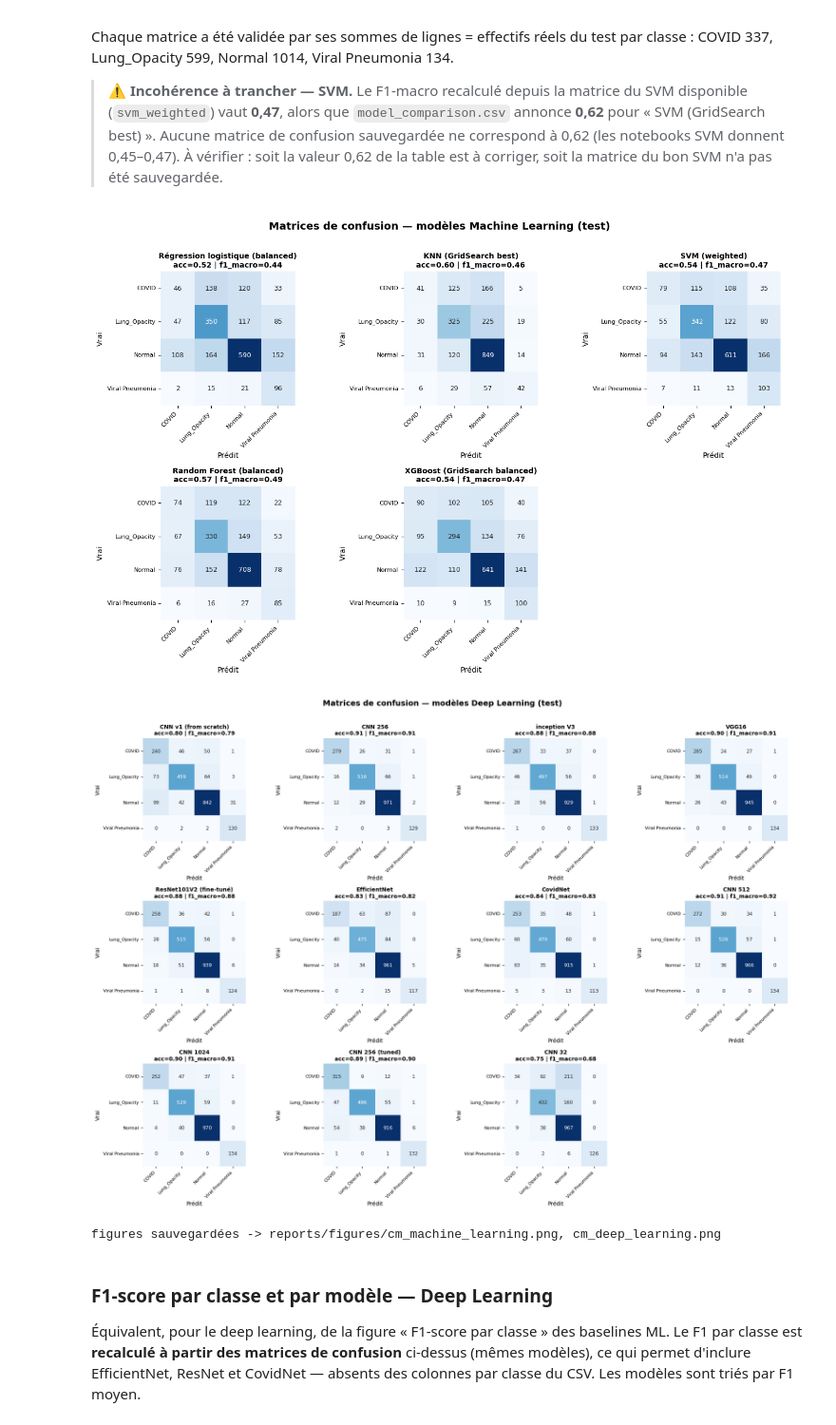
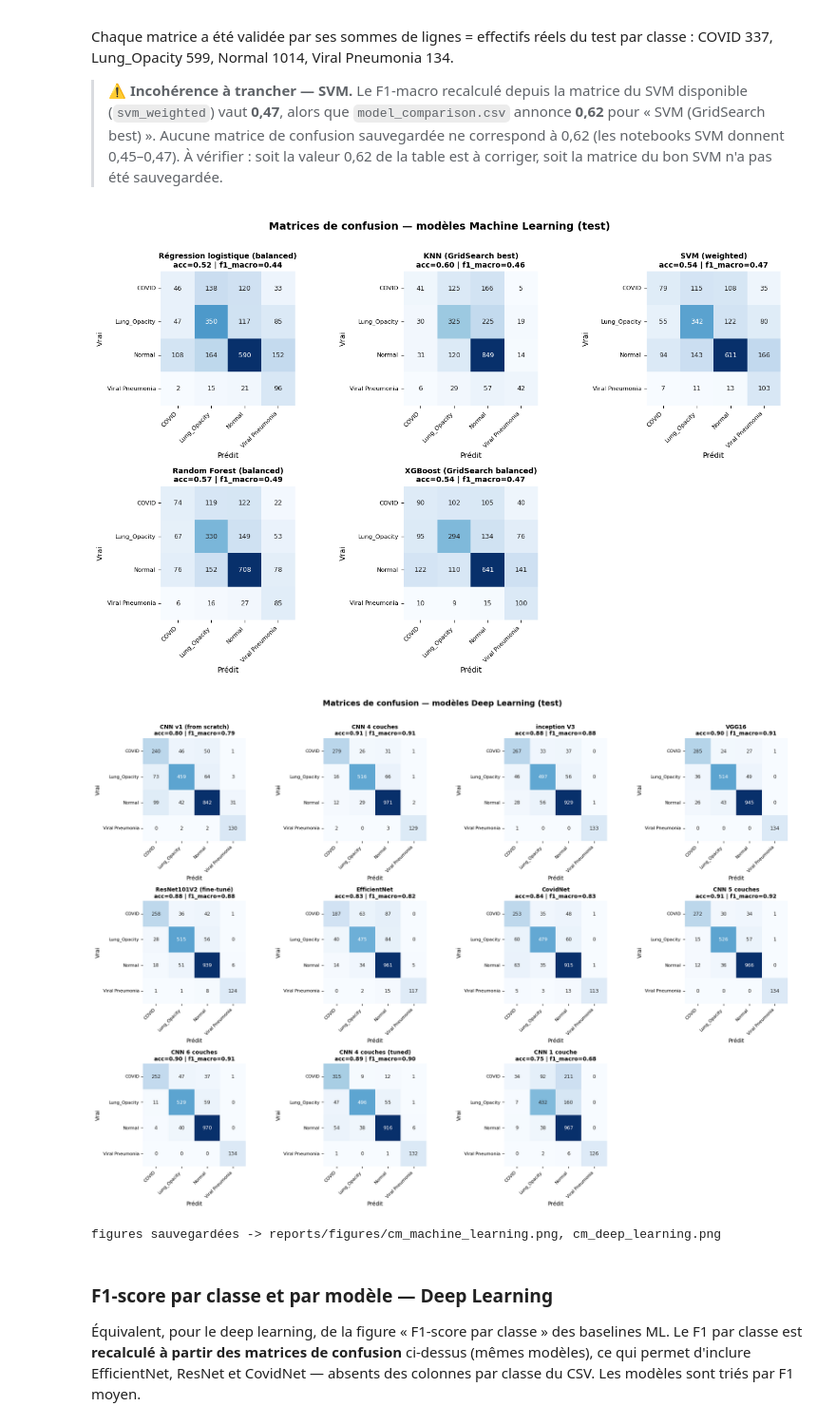
Before and after one commit to cyrilmarat/Liora_Covid, a Jupyter notebook: models/Figures_comparaison.ipynb, the cells around one changed output. Shown at 95% size. Drawn from its saved outputs; the diff is of its cells as text; code cells hidden in the pictures.

```diff
--- a/models/Figures_comparaison.ipynb
+++ b/models/Figures_comparaison.ipynb
@@ -172,17 +172,17 @@ import matplotlib.image as mpimg
 
 # (nom affiché, PNG relatif au dossier models/) — modèles avec une courbe F1/époque
 figs_epoque = [
-    ("CNN 32",          "cnn32/cnn_32.png"),
-    ("CNN 64",          "cnn64/cnn_64.png"),
-    ("CNN 128",         "cnn128/cnn_128.png"),
-    ("CNN 128 + L2",    "cnn128/cnn_128_l2.png"),
-    ("CNN 128 + L2+W",  "cnn128/cnn_128_l2_weight.png"),
-    ("CNN 256",         "cnn256/cnn_256.png"),
-    ("CNN 256 + L2",    "cnn256/cnn_256_l2.png"),
-    ("CNN 256 + L2+W",  "cnn256/cnn_256_l2_weight.png"),
-    ("CNN 256 (tuned)", "cnn256_tuned/cnn_256.png"),
-    ("CNN 512",         "cnn512/cnn_512.png"),
-    ("CNN 1024",        "cnn1024/cnn_1024.png"),
+    ("CNN 1 couche",          "cnn32/cnn_32.png"),
+    ("CNN 2 couches",          "cnn64/cnn_64.png"),
+    ("CNN 3 couches",         "cnn128/cnn_128.png"),
+    ("CNN 3 couches (L2)",    "cnn128/cnn_128_l2.png"),
+    ("CNN 3 couches (L2+W)",  "cnn128/cnn_128_l2_weight.png"),
+    ("CNN 4 couches",         "cnn256/cnn_256.png"),
+    ("CNN 4 couches (L2)",    "cnn256/cnn_256_l2.png"),
+    ("CNN 4 couches (L2+W)",  "cnn256/cnn_256_l2_weight.png"),
+    ("CNN 4 couches (tuned)", "cnn256_tuned/cnn_256.png"),
+    ("CNN 5 couches",         "cnn512/cnn_512.png"),
+    ("CNN 6 couches",        "cnn1024/cnn_1024.png"),
     ("inception V3",    "inceptionv3/inceptionv3.png"),
     ("VGG16",           "vgg16/vgg16.png"),
     ("ResNet101V2 (bal.)",   "../reports/figures/f1ep_resnet101_bal.png"),
@@ -233,16 +233,16 @@ CM = {
     "Random Forest (balanced)":         ("ML", [[74, 119, 122, 22], [67, 330, 149, 53], [76, 152, 708, 78], [6, 16, 27, 85]]),
     "XGBoost (GridSearch balanced)":    ("ML", [[90, 102, 105, 40], [95, 294, 134, 76], [122, 110, 641, 141], [10, 9, 15, 100]]),
     "CNN v1 (from scratch)":            ("DL", [[240, 46, 50, 1], [73, 459, 64, 3], [99, 42, 842, 31], [0, 2, 2, 130]]),
-    "CNN 256":                          ("DL", [[279, 26, 31, 1], [16, 516, 66, 1], [12, 29, 971, 2], [2, 0, 3, 129]]),
+    "CNN 4 couches":                          ("DL", [[279, 26, 31, 1], [16, 516, 66, 1], [12, 29, 971, 2], [2, 0, 3, 129]]),
     "inception V3":                     ("DL", [[267, 33, 37, 0], [46, 497, 56, 0], [28, 56, 929, 1], [1, 0, 0, 133]]),
     "VGG16":                            ("DL", [[285, 24, 27, 1], [36, 514, 49, 0], [26, 43, 945, 0], [0, 0, 0, 134]]),
     "ResNet101V2 (fine-tuné)":          ("DL", [[258, 36, 42, 1], [28, 515, 56, 0], [18, 51, 939, 6], [1, 1, 8, 124]]),
     "EfficientNet":                     ("DL", [[187, 63, 87, 0], [40, 475, 84, 0], [14, 34, 961, 5], [0, 2, 15, 117]]),
     "CovidNet":                         ("DL", [[253, 35, 48, 1], [60, 479, 60, 0], [63, 35, 915, 1], [5, 3, 13, 113]]),
-    "CNN 512":                          ("DL", [[272, 30, 34, 1], [15, 526, 57, 1], [12, 36, 966, 0], [0, 0, 0, 134]]),
-    "CNN 1024":                         ("DL", [[252, 47, 37, 1], [11, 529, 59, 0], [4, 40, 970, 0], [0, 0, 0, 134]]),
-    "CNN 256 (tuned)":                  ("DL", [[315, 9, 12, 1], [47, 496, 55, 1], [54, 38, 916, 6], [1, 0, 1, 132]]),
-    "CNN 32":                           ("DL", [[34, 92, 211, 0], [7, 432, 160, 0], [9, 38, 967, 0], [0, 2, 6, 126]]),
+    "CNN 5 couches":                          ("DL", [[272, 30, 34, 1], [15, 526, 57, 1], [12, 36, 966, 0], [0, 0, 0, 134]]),
+    "CNN 6 couches":                         ("DL", [[252, 47, 37, 1], [11, 529, 59, 0], [4, 40, 970, 0], [0, 0, 0, 134]]),
+    "CNN 4 couches (tuned)":                  ("DL", [[315, 9, 12, 1], [47, 496, 55, 1], [54, 38, 916, 6], [1, 0, 1, 132]]),
+    "CNN 1 couche":                           ("DL", [[34, 92, 211, 0], [7, 432, 160, 0], [9, 38, 967, 0], [0, 2, 6, 126]]),
 }
 
 SUPPORTS = [337, 599, 1014, 134]  # effectifs test par classe -> contrôle des sommes de lignes
@@ -265,34 +265,34 @@ def figure_cm(famille, titre, ncols, fichier_png):
     nrows = int(np.ceil(n / ncols))
     fig, axes = plt.subplots(nrows, ncols, figsize=(4.6 * ncols, 4.4 * nrows))
     axes = np.asarray(axes).reshape(-1)
     for ax, nom in zip(axes, noms):
         cm = np.asarray(CM[nom][1])
         assert list(cm.sum(axis=1)) == SUPPORTS, f"sommes de lignes inattendues pour {nom}"
         acc, f1 = _metrics_from_cm(cm)
         sns.heatmap(cm, annot=True, fmt="d", cmap="Blues", cbar=False, square=True,
                     xticklabels=CLASSES, yticklabels=CLASSES, ax=ax, annot_kws={"size": 9})
         ax.set_title(f"{nom}\nacc={acc:.2f} | f1_macro={f1:.2f}", fontsize=10, fontweight="bold")
         ax.set_xlabel("Prédit")
         ax.set_ylabel("Vrai")
         ax.tick_params(labelsize=8)
         for t in ax.get_xticklabels():
             t.set_rotation(45)
             t.set_ha("right")
     for ax in axes[n:]:
         ax.axis("off")
     fig.suptitle(titre, fontsize=14, fontweight="bold")
     plt.tight_layout(rect=[0, 0, 1, 0.97])
     os.makedirs("../reports/figures", exist_ok=True)
     fig.savefig(f"../reports/figures/{fichier_png}", dpi=115, bbox_inches="tight")
     plt.show()
 
 
 figure_cm("ML", "Matrices de confusion — modèles Machine Learning (test)", 3, "cm_machine_learning.png")
 figure_cm("DL", "Matrices de confusion — modèles Deep Learning (test)", 4, "cm_deep_learning.png")
 print("figures sauvegardées -> reports/figures/cm_machine_learning.png, cm_deep_learning.png")
 # %% [output]
 [figure]
-[figure, old version]
+[figure, new version]
 figures sauvegardées -> reports/figures/cm_machine_learning.png, cm_deep_learning.png
 # %% [markdown]
 ### F1-score par classe et par modèle — Deep Learning
```
Also changed, not shown: parts of 8 cells of this notebook, 10 other files.
